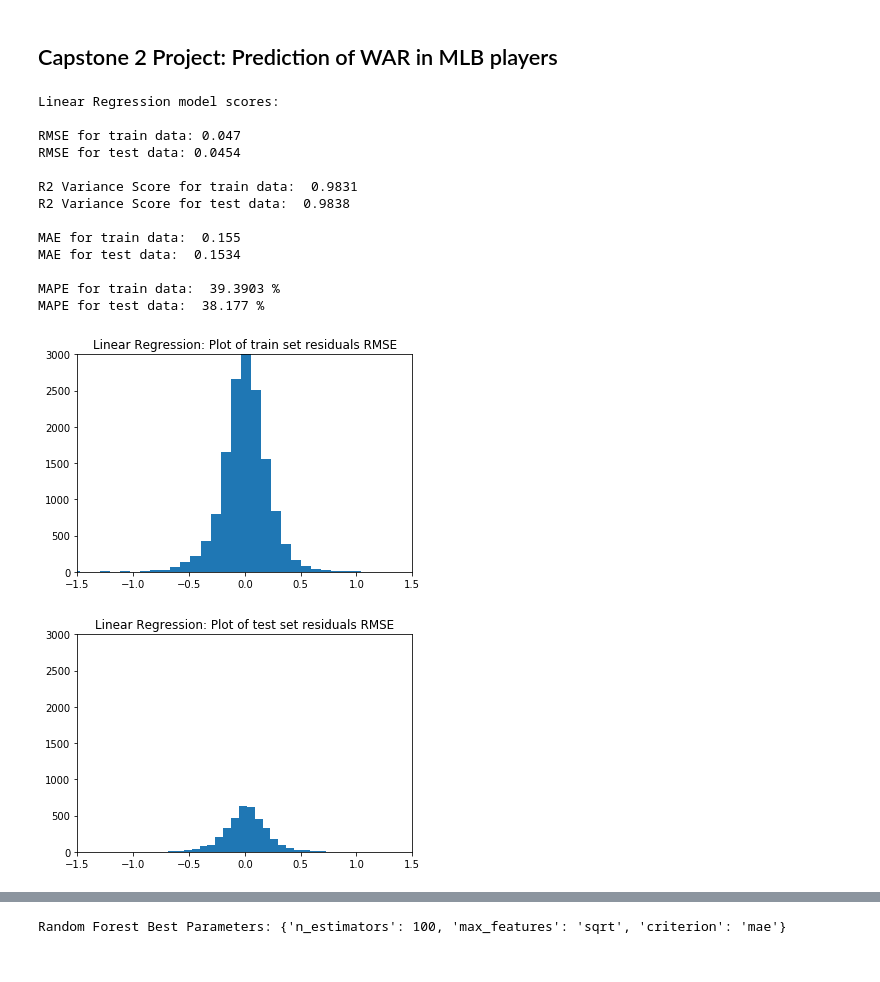
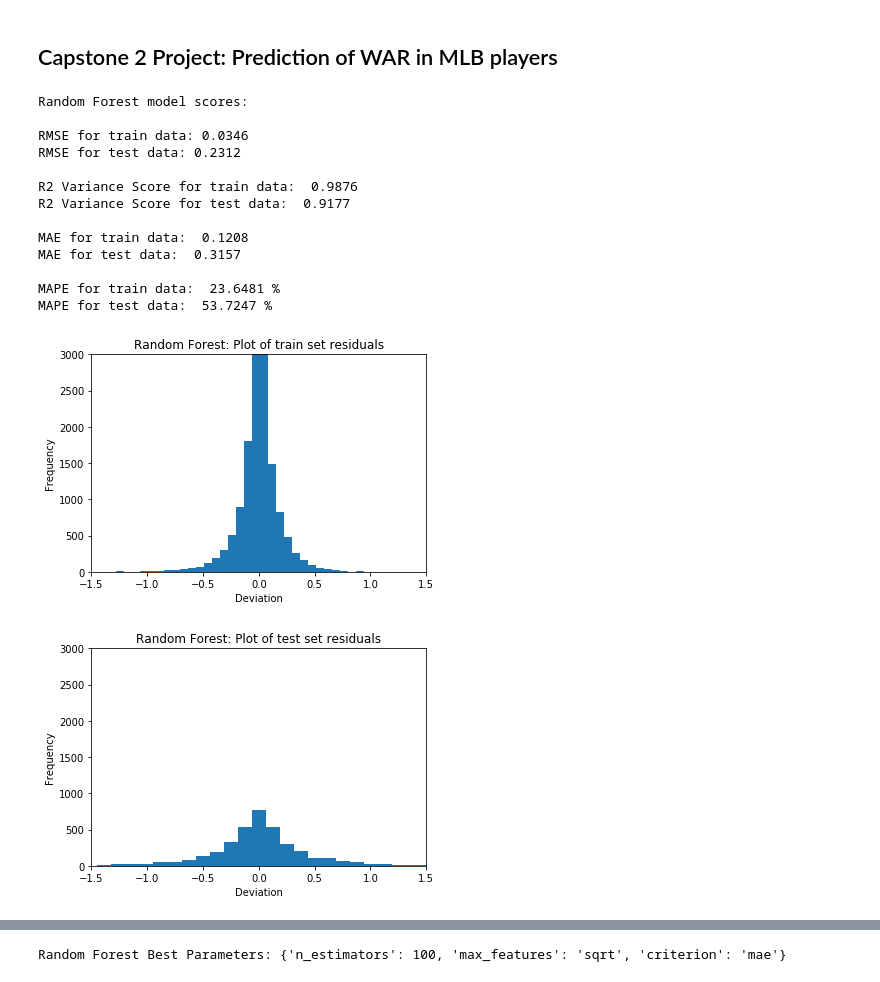
Before and after one commit to albertdchiu1/Capstone-2-Project-MLB-WAR-prediction, a Jupyter notebook: Code/4. Capstone 2 - Machine Learning.ipynb, the cells around one changed output, grey strips where cells are left out. Saved outputs shown, nothing was run; the diff lists cells and outputs as text; code cells hidden in the pictures.

```diff
--- a/Code/4. Capstone 2 - Machine Learning.ipynb
+++ b/Code/4. Capstone 2 - Machine Learning.ipynb
@@ -48,8 +48,8 @@ mlb_df_normalized = pd.get_dummies(mlb_df_normalized, columns = categ_feats)
 mlb_df_normalized.drop(pd.isnull(mlb_df_normalized).any(1).nonzero()[0], axis=0, inplace=True)
 
 # train test split
-#X = mlb_df_normalized.drop(['BWARP', 'SampleID', 'NAME', 'playerID', 'lahmanID'], axis=1)
-X = mlb_df_normalized.drop(['BWARP', 'SampleID', 'NAME', 'playerID', 'lahmanID', 'R', 'H', 'RBI', 'HR', 'AVG', 'OBP', 'SLG', 'OPS', 'TB', 'BB', 'IBB'], axis=1)
+#X = mlb_df_normalized.drop(['BWARP', 'SampleID', 'NAME', 'playerID', 'lahmanID', 'R', 'H', 'RBI', 'HR', 'AVG', 'OBP', 'SLG', 'OPS', 'TB', 'BB', 'IBB'], axis=1)
+X = mlb_df_normalized.drop(['BWARP', 'SampleID', 'NAME', 'playerID', 'lahmanID'], axis=1)
 y = mlb_df_normalized.loc[:,'BWARP']
 X_train, X_test, y_train, y_test = train_test_split(X, y, test_size = 0.2)
 
@@ -89,44 +89,54 @@ def scoring(y_train_true, y_train_predict, y_test_true, y_test_predict, classifi
     print('MAPE for test data: ', mean_absolute_percentage_error(y_test_true, y_test_predict).round(4), '%', '\n')
 # %%
 %%time
-# baseline linear regression
+# random forest regression
 
-from sklearn.linear_model import LinearRegression
+from sklearn.ensemble import RandomForestRegressor
+from sklearn.model_selection import RandomizedSearchCV
 
-lin_reg = LinearRegression(fit_intercept=False)
-lin_reg.fit(X_train, y_train)
+param_grid_rf = {'n_estimators': np.arange(100, 150, 25),
+                 'max_features': ['sqrt'],
+                 'criterion': ['mae']}
 
-lin_reg_train_predict = lin_reg.predict(X_train)
-lin_reg_test_predict = lin_reg.predict(X_test)
+rf = RandomForestRegressor()
+rf_random_grid = RandomizedSearchCV(estimator=rf, param_distributions=param_grid_rf, cv=3)
+rf_random_grid.fit(X_train, y_train)
 
-scoring(y_train, lin_reg_train_predict, y_test, lin_reg_test_predict, 'Linear Regression')
+rf_train_predict = rf_random_grid.predict(X_train)
+rf_test_predict = rf_random_grid.predict(X_test)
 
-# plotting RMSE for training set
-plt.hist(lin_reg_train_predict - y_train, bins=50)
-plt.title('Linear Regression: Plot of train set residuals RMSE')
+scoring(y_train, rf_train_predict, y_test, rf_test_predict, 'Random Forest')
+
+# plotting residuals for training set
+plt.hist(rf_train_predict - y_train, bins=50)
+plt.title('Random Forest: Plot of train set residuals')
+plt.xlabel('Deviation')
+plt.ylabel('Frequency')
 plt.xlim(-1.5, 1.5)
 plt.ylim(0, 3000)
 plt.show()
 
-# plotting RMSE for testing set
-plt.hist(lin_reg_test_predict - y_test, bins=50)
-plt.title('Linear Regression: Plot of test set residuals RMSE')
+# plotting residuals for testing set
+plt.hist(rf_test_predict - y_test, bins=50)
+plt.title('Random Forest: Plot of test set residuals')
+plt.xlabel('Deviation')
+plt.ylabel('Frequency')
 plt.xlim(-1.5, 1.5)
 plt.ylim(0, 3000)
 plt.show()
 # %% [output]
-Linear Regression model scores:
+Random Forest model scores:
 
-RMSE for train data: 0.047
-RMSE for test data: 0.0454
+RMSE for train data: 0.0346
+RMSE for test data: 0.2312
 
-R2 Variance Score for train data:  0.9831
-R2 Variance Score for test data:  0.9838
+R2 Variance Score for train data:  0.9876
+R2 Variance Score for test data:  0.9177
 
-MAE for train data:  0.155
-MAE for test data:  0.1534
+MAE for train data:  0.1208
+MAE for test data:  0.3157
 
-MAPE for train data:  39.3903 %
-MAPE for test data:  38.177 %
+MAPE for train data:  23.6481 %
+MAPE for test data:  53.7247 %
-[figure, old version]
+[figure, new version]
-[figure, old version]
+[figure, new version]
```
Also changed, not shown: parts of 8 cells of this notebook.
